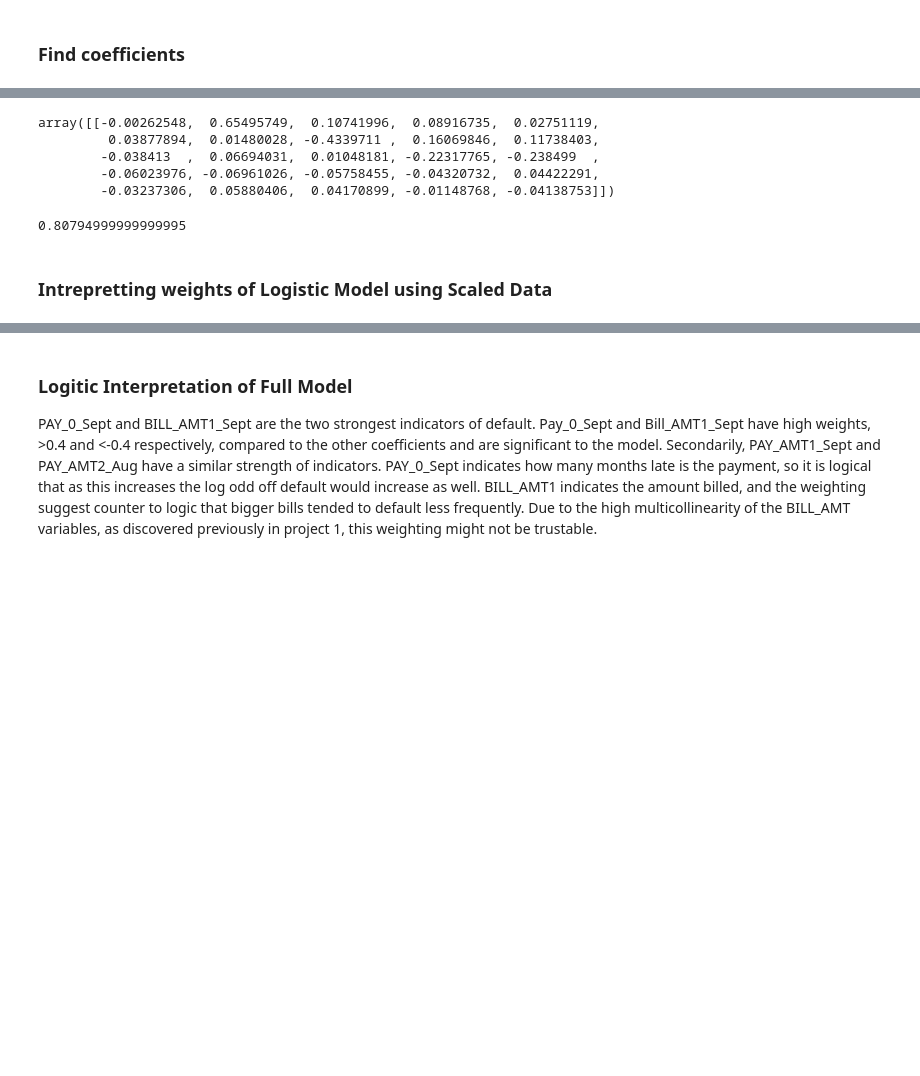
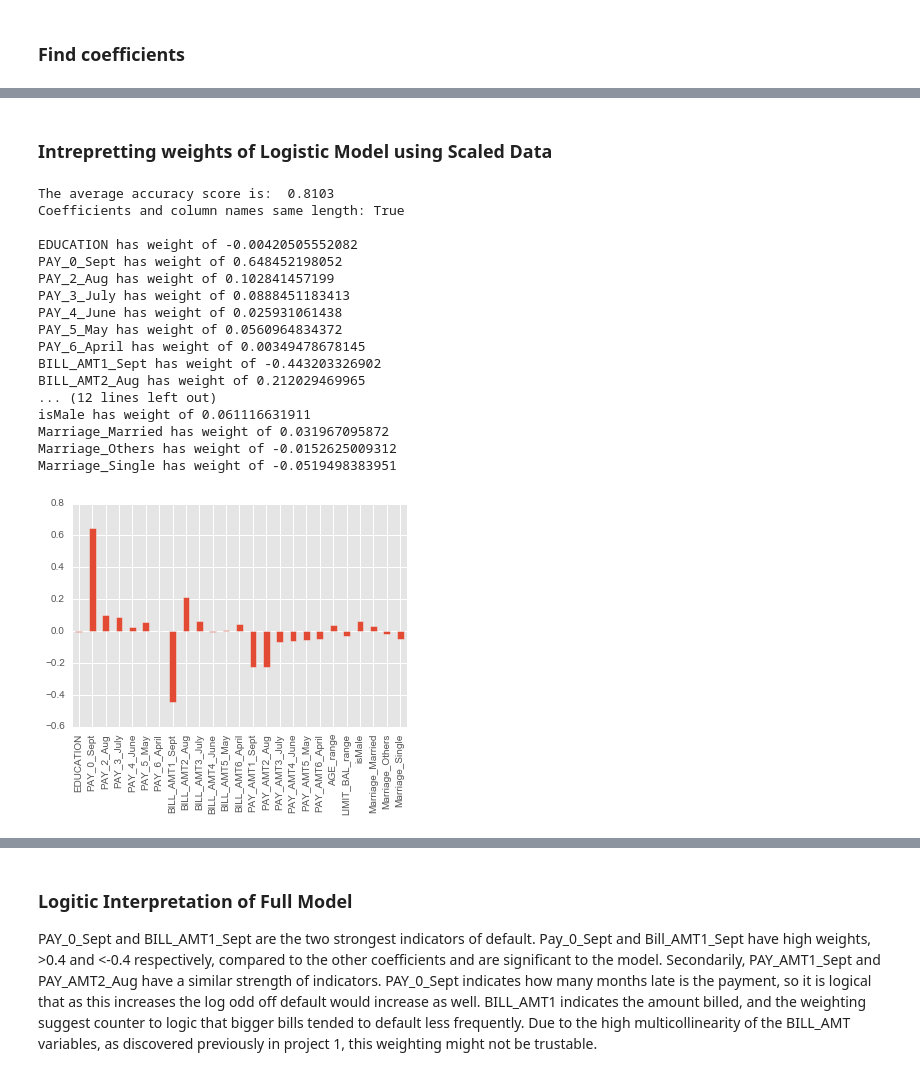
Before and after one commit to rlshuhart/MSDS7331_Mini-Lab, a Jupyter notebook: Mini Project.ipynb, the cells around one changed output, grey strips where cells are left out. Drawn from its saved outputs; the diff is of its cells as text; code cells hidden in the pictures; blank space fills up the shorter version.

Commit message:
create analysis function

```diff
--- a/Mini Project.ipynb
+++ b/Mini Project.ipynb
@@ -416,17 +419,49 @@ done. It took 22.59029221534729 seconds.
-# %%
-# Below averages the coeficients of the cross validations
-logit_coef_scaled_avg = np.array(np.mean( logit_coef_scaled, axis=0 ))
-logit_coef_scaled_avg
-# %% [output]
-array([[-0.00262548,  0.65495749,  0.10741996,  0.08916735,  0.02751119,
-         0.03877894,  0.01480028, -0.4339711 ,  0.16069846,  0.11738403,
-        -0.038413  ,  0.06694031,  0.01048181, -0.22317765, -0.238499  ,
-        -0.06023976, -0.06961026, -0.05758455, -0.04320732,  0.04422291,
-        -0.03237306,  0.05880406,  0.04170899, -0.01148768, -0.04138753]])
-# %%
-np.mean(logit_acc_scaled)
-# %% [output]
-0.80794999999999995
 # %% [markdown]
 ### Intrepretting weights of Logistic Model using Scaled Data
+# %%
+# Graph the coeficients to find the standout features
+from matplotlib import pyplot as plt
+%matplotlib inline
+plt.style.use('ggplot')
+
+def analysis(coef_list, acc_list, labels):
+    # Below averages the output of the cross validations
+    coef_list_avg = np.array(np.mean(coef_list, axis=0 ))
+    acc_list_avg = np.mean(acc_list)
+
+    print("The average accuracy score is: ", acc_list_avg)
+
+    # Sanity check to make sure the column name list is the same length as the coefficients
+    print("Coefficients and column names same length: " + str(len(coef_list_avg.T)==len(labels)))
+    print()
+
+    # print coefficients with label
+    zip_vars = zip(coef_list_avg.T,labels) # combine attributes
+    for coef, name in zip_vars:
+        print(name, 'has weight of', coef[0]) # now print them out
+
+    weights = pd.Series(coef_list_avg[0],index=labels)
+    weights.plot(kind='bar')
+    plt.show()
+# %%
+analysis(logit_coef_scaled, logit_acc_scaled, cc_data_Xs_names)
+# %% [output]
+The average accuracy score is:  0.8103
+Coefficients and column names same length: True
+
+EDUCATION has weight of -0.00420505552082
+PAY_0_Sept has weight of 0.648452198052
+PAY_2_Aug has weight of 0.102841457199
+PAY_3_July has weight of 0.0888451183413
+PAY_4_June has weight of 0.025931061438
+PAY_5_May has weight of 0.0560964834372
+PAY_6_April has weight of 0.00349478678145
+BILL_AMT1_Sept has weight of -0.443203326902
+BILL_AMT2_Aug has weight of 0.212029469965
+... (12 lines left out)
+isMale has weight of 0.061116631911
+Marriage_Married has weight of 0.031967095872
+Marriage_Others has weight of -0.0152625009312
+Marriage_Single has weight of -0.0519498383951
+[figure, added]
 # %%
```
Also changed, not shown: parts of 13 cells of this notebook, 1 other file.
